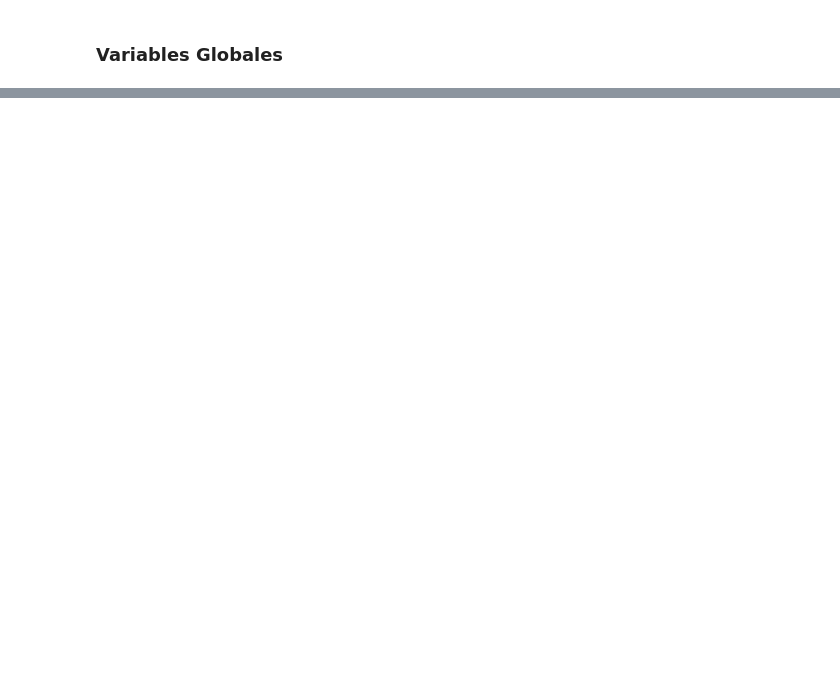
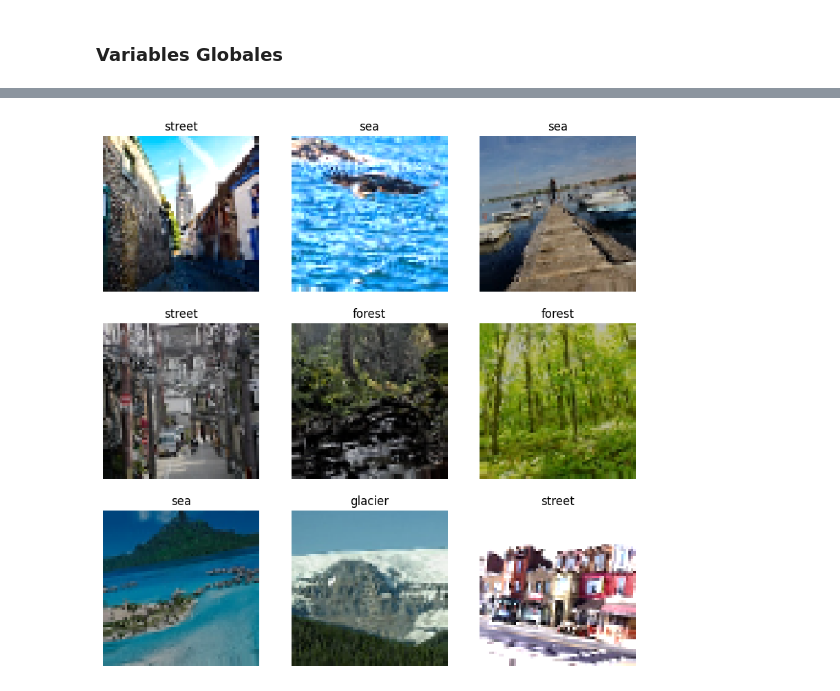
Before and after one commit to federicoFrancesconi/UCSE-2024-ML-TP2, a Jupyter notebook: tp2_places.ipynb, the cells around one changed output, grey strips where cells are left out. Cells and saved outputs as stored; diff of their text form; code cells hidden in the pictures; blank space fills up the shorter version.

```diff
--- a/tp2_places.ipynb
+++ b/tp2_places.ipynb
@@ -38,7 +44,7 @@ from tensorflow.keras.applications import VGG16
 BASE_DIR = '/media/federico/secondary/Repositorios/UCSE/MachineLearning/data_tp2/'
 
 TRAIN_DIR = Path(BASE_DIR + 'train')
-TEST_DIR = Path(BASE_DIR + 'test')
+VALIDATION_DIR = Path(BASE_DIR + 'validation')
 # %% [markdown]
 ### Variables Globales
 # %%
@@ -46,0 +54,3 @@ SIZE = 32
+# %%
+# Al principio probamos con un SIZE de 32, pero consideramos incrementarlo a 64 para que tenga más detalle
+SIZE = 64
@@ -63,3 +75,4 @@ READ_PARAMS = dict(
 )
 # %%
 train = images_reader.flow_from_directory(TRAIN_DIR, **READ_PARAMS)
+validation = images_reader.flow_from_directory(VALIDATION_DIR, **READ_PARAMS)
@@ -77,3 +97,7 @@ sample_images(train)
+# %%
+sample_images(validation)
+# %% [output]
+[figure, added]
 # %%
 for x_batch, y_batch in train:
     # Visualize a few images from the batch
```
Also changed, not shown: parts of 35 cells of this notebook.
